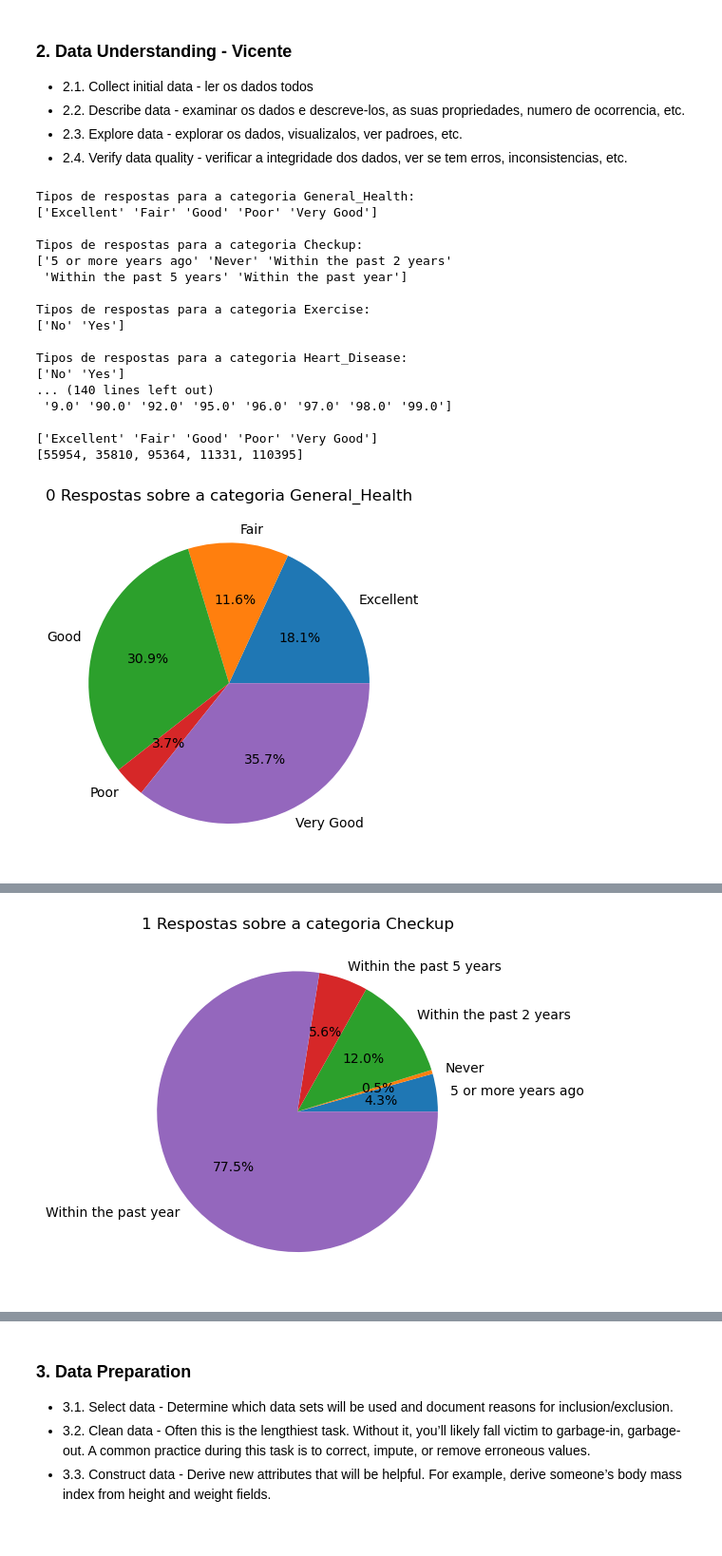
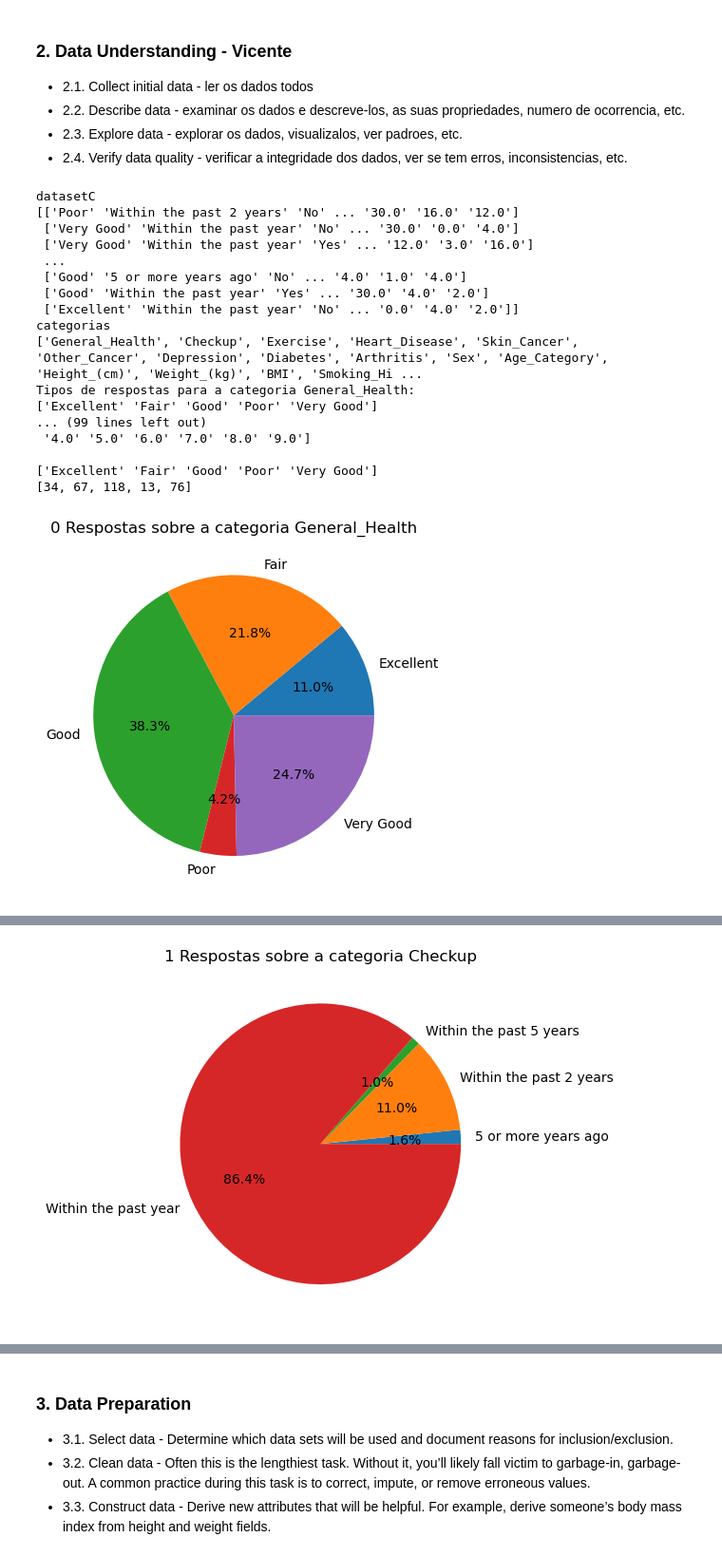
Before and after one commit to Yeshey/IAA-IntroAprendizagemAutomatica, a Jupyter notebook: FinalProject/Project.ipynb, the cells around one changed output, grey strips where cells are left out. Shown at 95% size. Saved outputs shown, nothing was run; the diff lists cells and outputs as text; code cells hidden in the pictures.

Commit message:
função para truncar os dados para mais rapido desenolvimento

```diff
--- a/FinalProject/Project.ipynb
+++ b/FinalProject/Project.ipynb
@@ -36,26 +36,42 @@ import matplotlib.pyplot as plt
 
 # 2.1.2.1.2.1.2.1.2.1.2.1.2.1.2.1.2.1.2.1.2.1.2.1.2.1.2.1.2.1.2.1.2.1.2.1.2.1.2.1.2.1.
 
-# File paths to try
-file_path_1 = 'dataset.csv'
-file_path_2 = './FinalProject/dataset.csv'
+def read_and_process_dataset(file_path_1="dataset.csv", file_path_2="./FinalProject/dataset.csv", percentagem_da_dataset_a_usar=100):
+    """
+    Retorna um numpy array de arrays, onde cada linha são todas as respostas de uma dada categoria, Ex:
+    [['Poor' 'Very Good' 'Very Good' ... 'Good' 'Good' 'Excellent']
+        ['Within the past 2 years' 'Within the past year' 'Within the past year'
+        ... '5 or more years ago' 'Within the past year' 'Within the past year']
+        ['No' 'No' 'Yes' ... 'No' 'Yes' 'No']
+        ... ]]
+    datasetC.T, para o transposto, dá-nos a variavel com os dados organizados da mesma forma que no csv.
 
-try:
-    with open(file_path_1, mode='r') as file:
-        csvFile = csv.reader(file)
-        categorias = next(csvFile)
-    dadosC = pd.read_csv(file_path_1)
-except FileNotFoundError:
-	with open(file_path_2, mode='r') as file:
-		csvFile = csv.reader(file)
-		categorias = next(csvFile)
-	dadosC = pd.read_csv(file_path_2)
-datasetC = [] # dataset por coluna
+    Retorna as categorias em lista.
 
-for i in categorias:
-    datasetC.append(dadosC[i].tolist())
+    Controla a quantidade de dados a usar da dataset original com percentagem_da_dataset_a_usar. 3.24 ~= 10000 linhas
+    """
+    try:
+        with open(file_path_1, mode='r') as file:
+            csvFile = csv.reader(file)
+            categorias = next(csvFile)
+        dadosC = pd.read_csv(file_path_1)
+    except FileNotFoundError:
+        with open(file_path_2, mode='r') as file:
+            csvFile = csv.reader(file)
+            categorias = next(csvFile)
+        dadosC = pd.read_csv(file_path_2)
 
-datasetC = np.array(datasetC)
+    # Truncate dataset
+    num_rows_to_use = int(len(dadosC) * (percentagem_da_dataset_a_usar / 100))
+    truncated_dadosC = dadosC.head(num_rows_to_use)
+
+    # Converte em lista de colunas
+    datasetC = [truncated_dadosC[col].tolist() for col in categorias]
+
+    # Converte em NumPy array
+    return np.array(datasetC), categorias
+
+datasetC, categorias = read_and_process_dataset(percentagem_da_dataset_a_usar=3.24) # para testes e desenvolvimento
 
 # 2.2.2.3.2.2.2.3.2.2.2.3.2.2.2.3.2.2.2.3.2.2.2.3.2.2.2.3.2.2.2.3.2.2.2.3.2.2.2.3.2.2.2.3.2.2.2.3.
 
@@ -115,44 +131,44 @@ for i in range(len(datasetC[3])):
     if datasetC[3][i] == "Yes":
         indices.append(i)
 
 for i in range(len(categorias)):
 	unicos = np.unique(datasetC[i])
 	valores = [str(datasetC[i][j]) for j in indices]
 	valores = np.array(valores)
 	valores2 = [np.count_nonzero(valores==x) for x in unicos]
 
 	plt.title("Respostas para pessoas que têm doenças cardiacas para a categoria "+str(categorias[i]))
 	plt.pie(valores2,labels=unicos,autopct='%1.1f%%')
 	plt.show()
 '''
 
 # 2.4.2.4.2.4.2.4.2.4.2.4.2.4.2.4.2.4.2.4.2.4.2.4.2.4.2.4.2.4.2.4.2.4.2.4.2.4.2.4.2.4.2.4.2.4.
 
 # falar da inconsistencia das batatas fritas / alcool / fruta / vegetais
 # vou usar quantas vezes por mes come/bete a categoria
 
 # mostrar que nao tem valores em falta
 '''
 for i in datasetC:
     print(len(i))
 print(len(datasetC.T))
 '''
 # %% [output]
+datasetC
+[['Poor' 'Within the past 2 years' 'No' ... '30.0' '16.0' '12.0']
+ ['Very Good' 'Within the past year' 'No' ... '30.0' '0.0' '4.0']
+ ['Very Good' 'Within the past year' 'Yes' ... '12.0' '3.0' '16.0']
+ ...
+ ['Good' '5 or more years ago' 'No' ... '4.0' '1.0' '4.0']
+ ['Good' 'Within the past year' 'Yes' ... '30.0' '4.0' '2.0']
+ ['Excellent' 'Within the past year' 'No' ... '0.0' '4.0' '2.0']]
+categorias
+['General_Health', 'Checkup', 'Exercise', 'Heart_Disease', 'Skin_Cancer', 'Other_Cancer', 'Depression', 'Diabetes', 'Arthritis', 'Sex', 'Age_Category', 'Height_(cm)', 'Weight_(kg)', 'BMI', 'Smoking_Hi ...
 Tipos de respostas para a categoria General_Health:
 ['Excellent' 'Fair' 'Good' 'Poor' 'Very Good']
-
-Tipos de respostas para a categoria Checkup:
-['5 or more years ago' 'Never' 'Within the past 2 years'
- 'Within the past 5 years' 'Within the past year']
-
-Tipos de respostas para a categoria Exercise:
-['No' 'Yes']
-
-Tipos de respostas para a categoria Heart_Disease:
-['No' 'Yes']
-... (140 lines left out)
- '9.0' '90.0' '92.0' '95.0' '96.0' '97.0' '98.0' '99.0']
+... (99 lines left out)
+ '4.0' '5.0' '6.0' '7.0' '8.0' '9.0']
 
 ['Excellent' 'Fair' 'Good' 'Poor' 'Very Good']
-[55954, 35810, 95364, 11331, 110395]
+[34, 67, 118, 13, 76]
-[figure, old version]
+[figure, new version]
@@ -162,2 +178,2 @@ Tipos de respostas para a categoria Heart_Disease:
-[figure, old version]
+[figure, new version]
 ['No' 'Yes']
```
Also changed, not shown: parts of 3 cells of this notebook.
